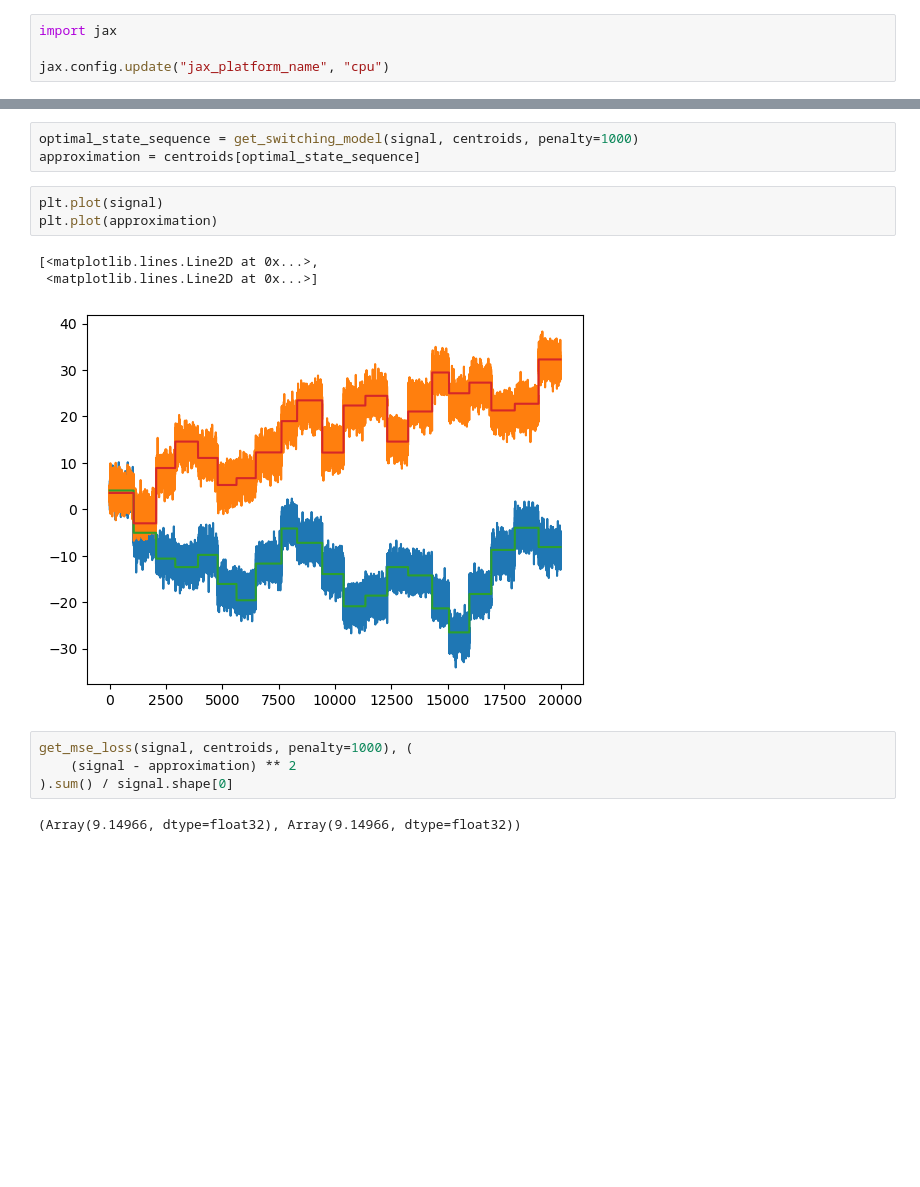
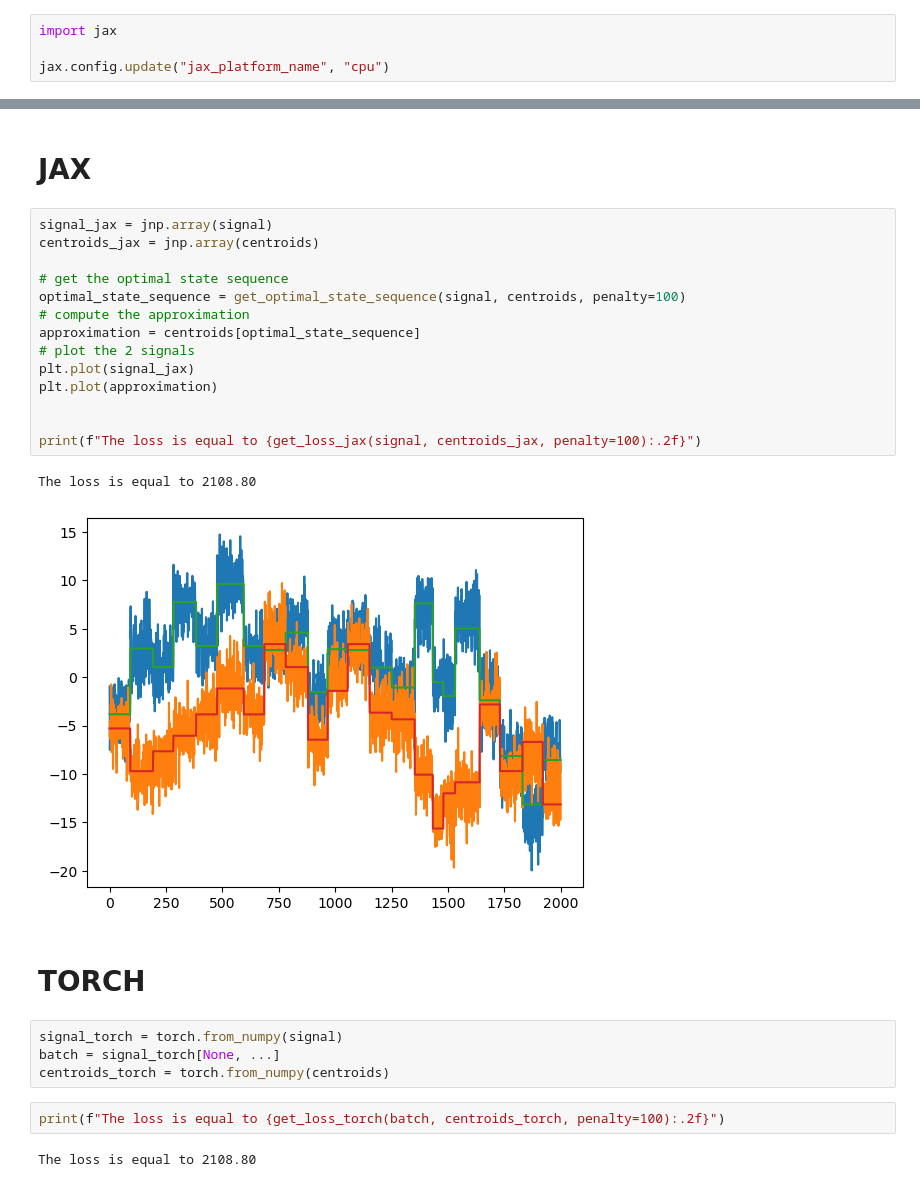
Before and after one commit to deepcharles/Deep-change-point-detection, a Jupyter notebook: notebooks/algo.ipynb, the cells around one changed output, grey strips where cells are left out. Drawn from its saved outputs; the diff is of its cells as text; blank space fills up the shorter version.

```diff
--- a/notebooks/algo.ipynb
+++ b/notebooks/algo.ipynb
@@ -25,16 +29,29 @@ centroids = jnp.array(centroids)
-# %%
-optimal_state_sequence = get_switching_model(signal, centroids, penalty=1000)
-approximation = centroids[optimal_state_sequence]
-# %%
-plt.plot(signal)
-plt.plot(approximation)
-# %% [output]
-[<matplotlib.lines.Line2D at 0x...>,
- <matplotlib.lines.Line2D at 0x...>]
-[figure, removed]
-# %%
-get_mse_loss(signal, centroids, penalty=1000), (
-    (signal - approximation) ** 2
-).sum() / signal.shape[0]
-# %% [output]
-(Array(9.14966, dtype=float32), Array(9.14966, dtype=float32))
+# %% [markdown]
+# JAX
+# %%
+signal_jax = jnp.array(signal)
+centroids_jax = jnp.array(centroids)
+
+# get the optimal state sequence
+optimal_state_sequence = get_optimal_state_sequence(signal, centroids, penalty=100)
+# compute the approximation
+approximation = centroids[optimal_state_sequence]
+# plot the 2 signals
+plt.plot(signal_jax)
+plt.plot(approximation)
+
+
+print(f"The loss is equal to {get_loss_jax(signal, centroids_jax, penalty=100):.2f}")
+# %% [output]
+The loss is equal to 2108.80
+[figure, added]
+# %% [markdown]
+# TORCH
+# %%
+signal_torch = torch.from_numpy(signal)
+batch = signal_torch[None, ...]
+centroids_torch = torch.from_numpy(centroids)
+# %%
+print(f"The loss is equal to {get_loss_torch(batch, centroids_torch, penalty=100):.2f}")
+# %% [output]
+The loss is equal to 2108.80
```
Also changed, not shown: parts of 3 cells of this notebook.
